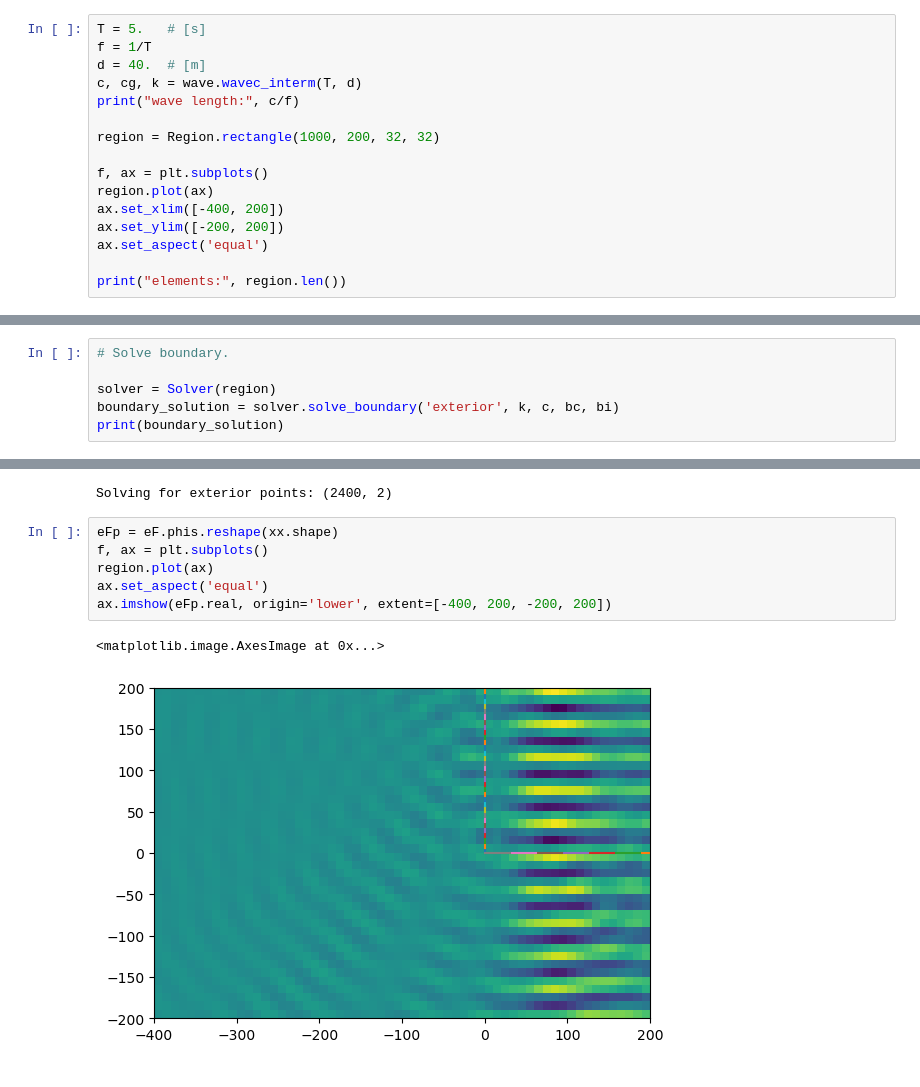
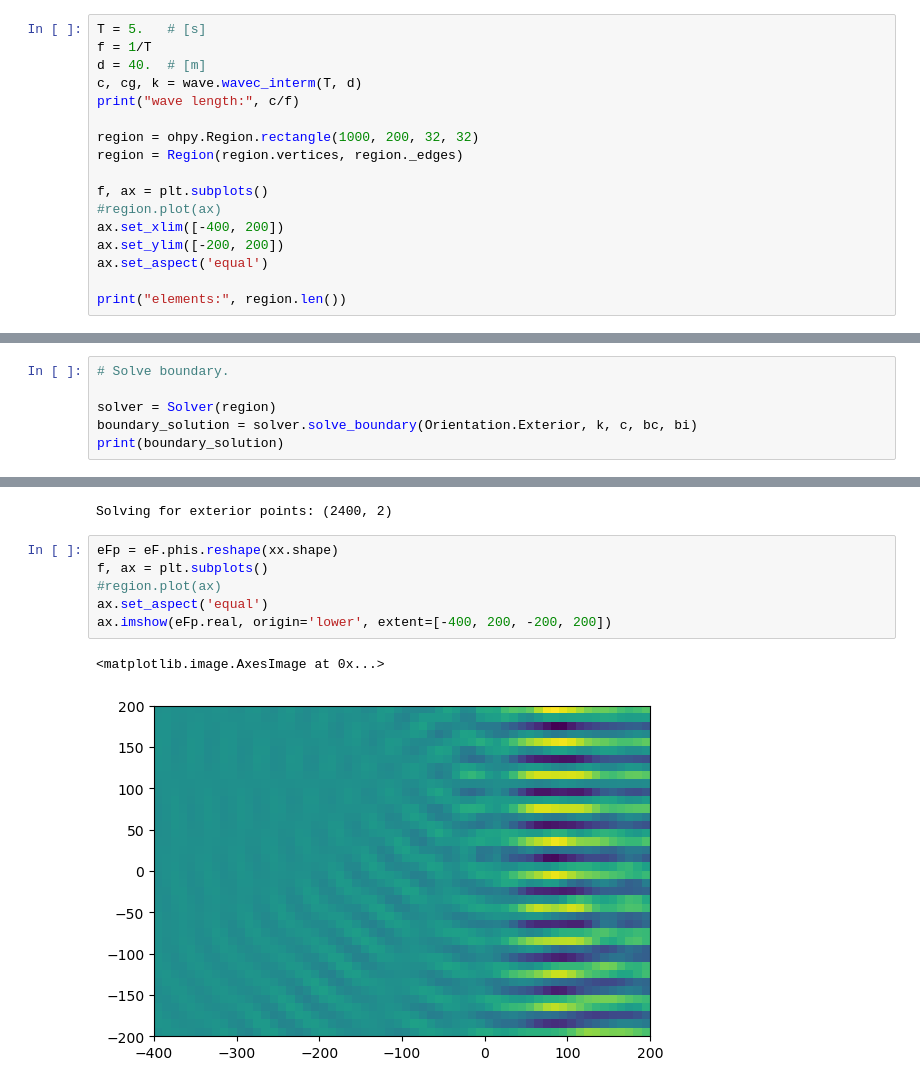
Before and after one commit to gauteh/ohbemn, a Jupyter notebook: examples/Breakwater diffusion.ipynb, the cells around one changed output, grey strips where cells are left out. Drawn from its saved outputs; the diff is of its cells as text.

```diff
--- a/examples/Breakwater diffusion.ipynb
+++ b/examples/Breakwater diffusion.ipynb
@@ -10,10 +11,11 @@ d = 40.  # [m]
 c, cg, k = wave.wavec_interm(T, d)
 print("wave length:", c/f)
 
-region = Region.rectangle(1000, 200, 32, 32)
+region = ohpy.Region.rectangle(1000, 200, 32, 32)
+region = Region(region.vertices, region._edges)
 
 f, ax = plt.subplots()
-region.plot(ax)
+#region.plot(ax)
 ax.set_xlim([-400, 200])
 ax.set_ylim([-200, 200])
 ax.set_aspect('equal')
@@ -90,6 +92,6 @@ ax.imshow(fI.real, origin='lower', extent=[-400, 200, -200, 200])
 # Solve boundary.
 
 solver = Solver(region)
-boundary_solution = solver.solve_boundary('exterior', k, c, bc, bi)
+boundary_solution = solver.solve_boundary(Orientation.Exterior, k, c, bc, bi)
 print(boundary_solution)
 # %% [output]
@@ -121,9 +107,9 @@ Solving for exterior points: (2400, 2)
 # %%
 eFp = eF.phis.reshape(xx.shape)
 f, ax = plt.subplots()
-region.plot(ax)
+#region.plot(ax)
 ax.set_aspect('equal')
 ax.imshow(eFp.real, origin='lower', extent=[-400, 200, -200, 200])
 # %% [output]
 <matplotlib.image.AxesImage at 0x...>
-[figure, old version]
+[figure, new version]
```
Also changed, not shown: parts of 5 cells of this notebook.
